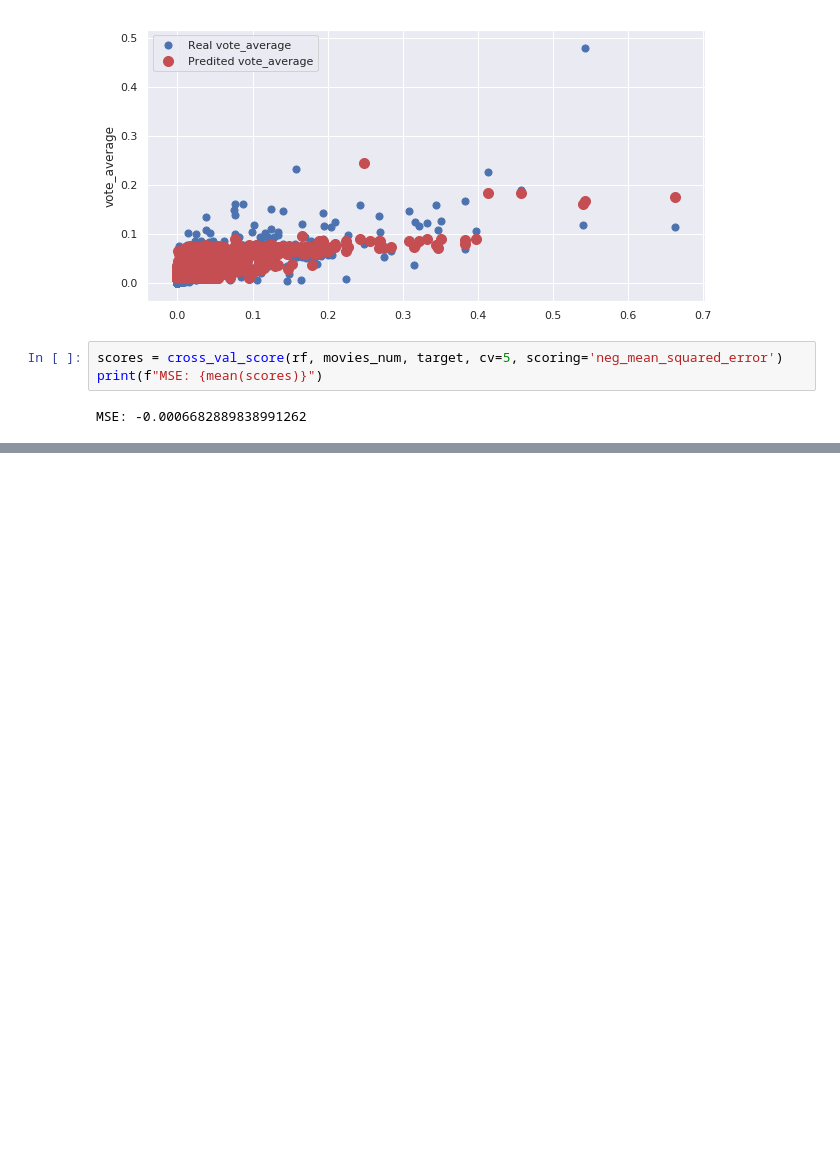
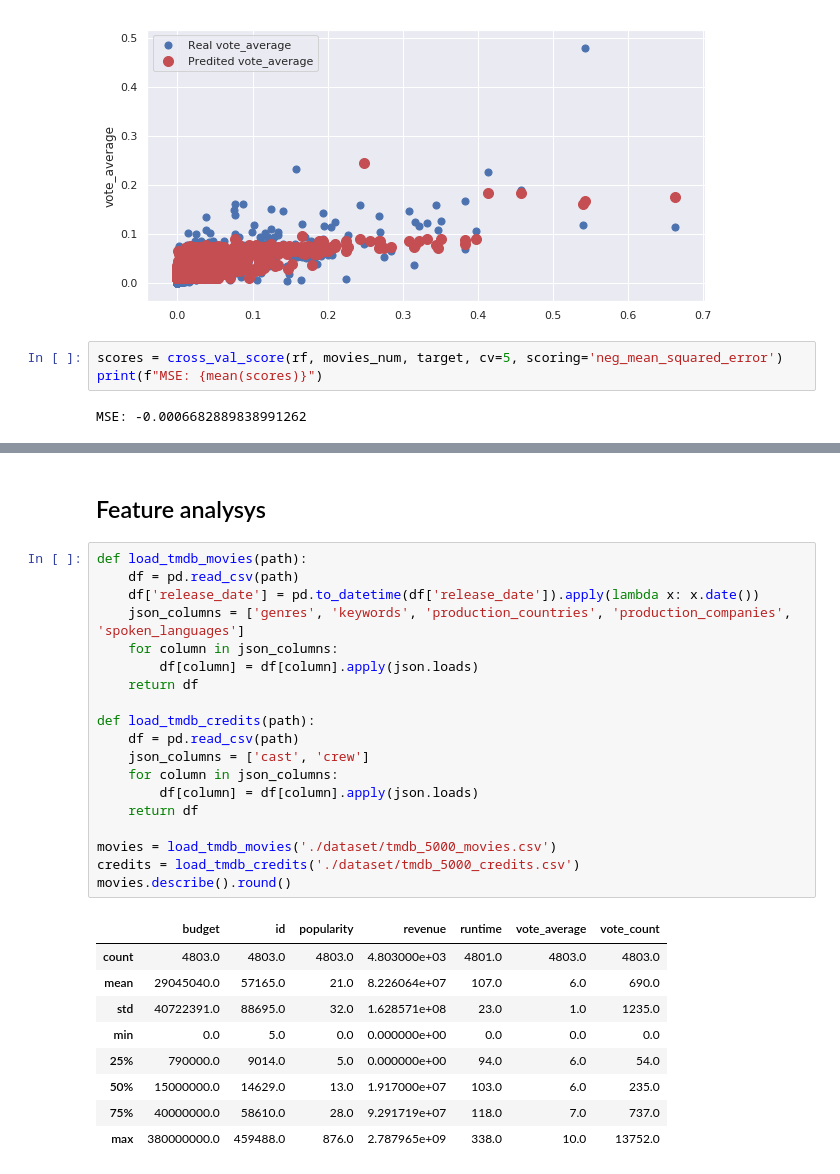
Before and after one commit to federicovagnoni/IMDBPopularityPrediction, a Jupyter notebook: notebook.ipynb, the cells around one changed output, grey strips where cells are left out. Cells and saved outputs as stored; diff of their text form; blank space fills up the shorter version.

```diff
--- a/notebook.ipynb
+++ b/notebook.ipynb
@@ -204,0 +206,31 @@ AttributeError: 'numpy.ndarray' object has no attribute 'loc'
+# %% [markdown]
+<h2>Feature analysys</h2>
+# %%
+def load_tmdb_movies(path):
+    df = pd.read_csv(path)
+    df['release_date'] = pd.to_datetime(df['release_date']).apply(lambda x: x.date())
+    json_columns = ['genres', 'keywords', 'production_countries', 'production_companies', 'spoken_languages']
+    for column in json_columns:
+        df[column] = df[column].apply(json.loads)
+    return df
+
+def load_tmdb_credits(path):
+    df = pd.read_csv(path)
+    json_columns = ['cast', 'crew']
+    for column in json_columns:
+        df[column] = df[column].apply(json.loads)
+    return df
+
+movies = load_tmdb_movies('./dataset/tmdb_5000_movies.csv')
+credits = load_tmdb_credits('./dataset/tmdb_5000_credits.csv')
+movies.describe().round()
+# %% [output]
+|  | budget | id | popularity | revenue | runtime | vote_average | vote_count |
+| count | 4803.0 | 4803.0 | 4803.0 | 4.803000e+03 | 4801.0 | 4803.0 | 4803.0 |
+| mean | 29045040.0 | 57165.0 | 21.0 | 8.226064e+07 | 107.0 | 6.0 | 690.0 |
+| std | 40722391.0 | 88695.0 | 32.0 | 1.628571e+08 | 23.0 | 1.0 | 1235.0 |
+| min | 0.0 | 5.0 | 0.0 | 0.000000e+00 | 0.0 | 0.0 | 0.0 |
+| 25% | 790000.0 | 9014.0 | 5.0 | 0.000000e+00 | 94.0 | 6.0 | 54.0 |
+| 50% | 15000000.0 | 14629.0 | 13.0 | 1.917000e+07 | 103.0 | 6.0 | 235.0 |
+| 75% | 40000000.0 | 58610.0 | 28.0 | 9.291719e+07 | 118.0 | 7.0 | 737.0 |
+| max | 380000000.0 | 459488.0 | 876.0 | 2.787965e+09 | 338.0 | 10.0 | 13752.0 |
```
Also changed, not shown: parts of 12 cells of this notebook.
